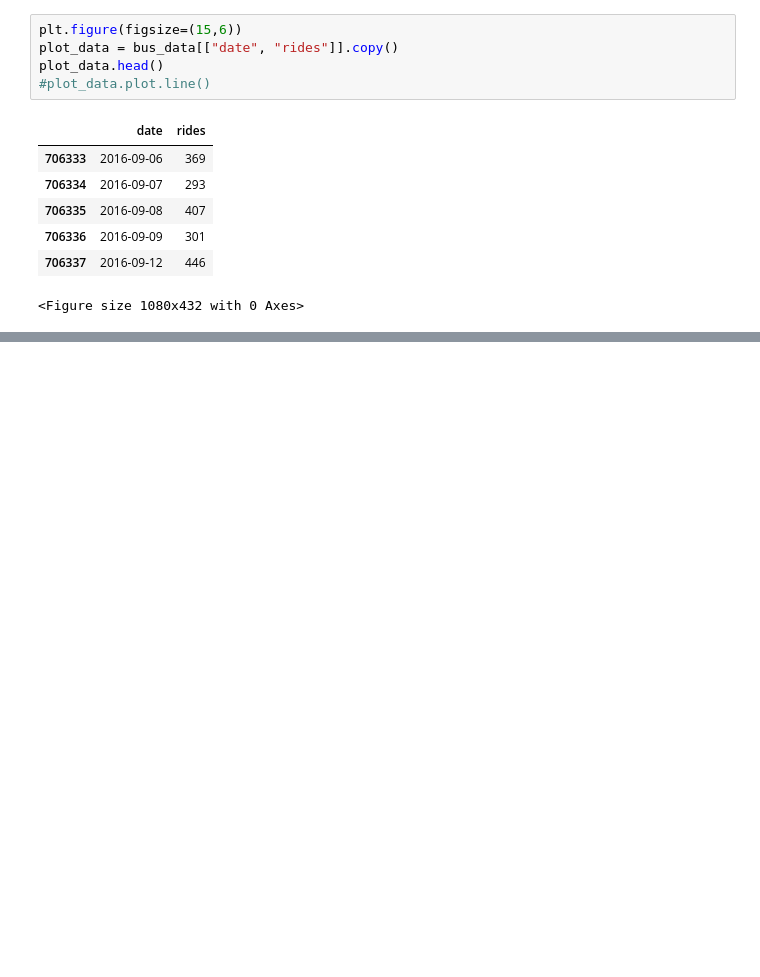
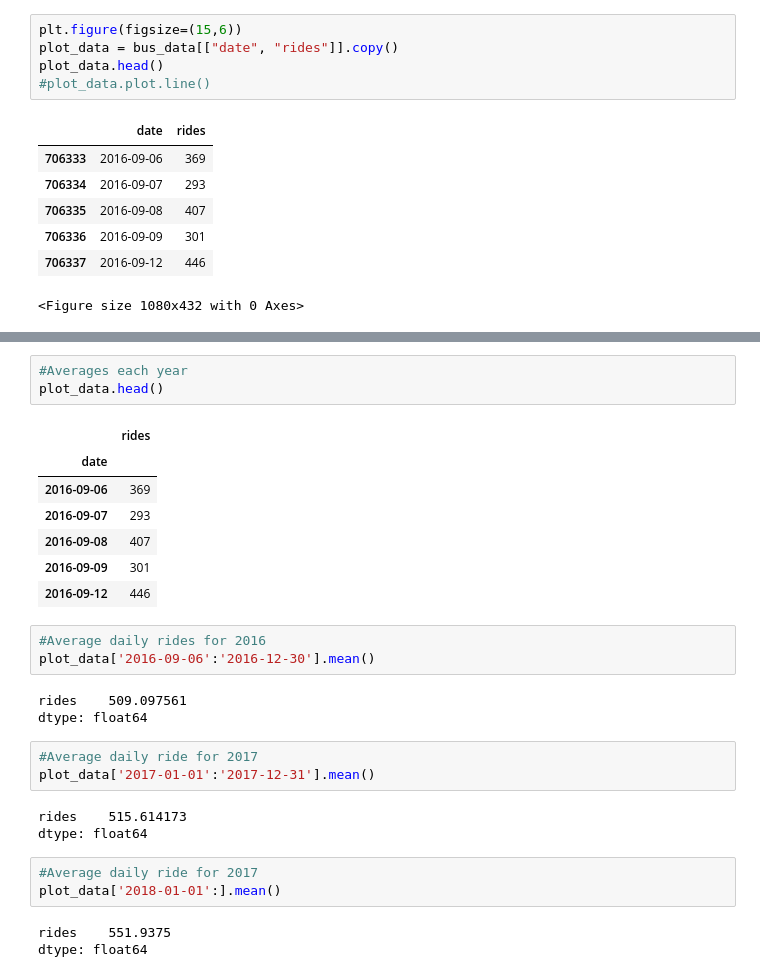
Before and after one commit to amyq96/cs122-project, a Jupyter notebook: ssw/31_bus/31 Bus Ridership.ipynb, the cells around one changed output, grey strips where cells are left out. Drawn from its saved outputs; the diff is of its cells as text; blank space fills up the shorter version.

```diff
--- a/ssw/31_bus/31 Bus Ridership.ipynb
+++ b/ssw/31_bus/31 Bus Ridership.ipynb
@@ -77,0 +99,29 @@ Text(0.5,1,'31 Bus Ridership')
+# %%
+#Averages each year
+plot_data.head()
+# %% [output]
+|  | rides |
+| date |  |
+| 2016-09-06 | 369 |
+| 2016-09-07 | 293 |
+| 2016-09-08 | 407 |
+| 2016-09-09 | 301 |
+| 2016-09-12 | 446 |
+# %%
+#Average daily rides for 2016
+plot_data['2016-09-06':'2016-12-30'].mean()
+# %% [output]
+rides    509.097561
+dtype: float64
+# %%
+#Average daily ride for 2017
+plot_data['2017-01-01':'2017-12-31'].mean()
+# %% [output]
+rides    515.614173
+dtype: float64
+# %%
+#Average daily ride for 2017
+plot_data['2018-01-01':].mean()
+# %% [output]
+rides    551.9375
+dtype: float64
```
Also changed, not shown: parts of 8 cells of this notebook.
